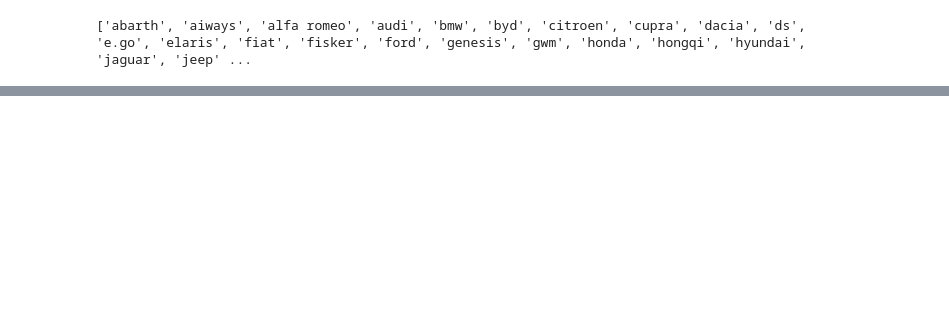
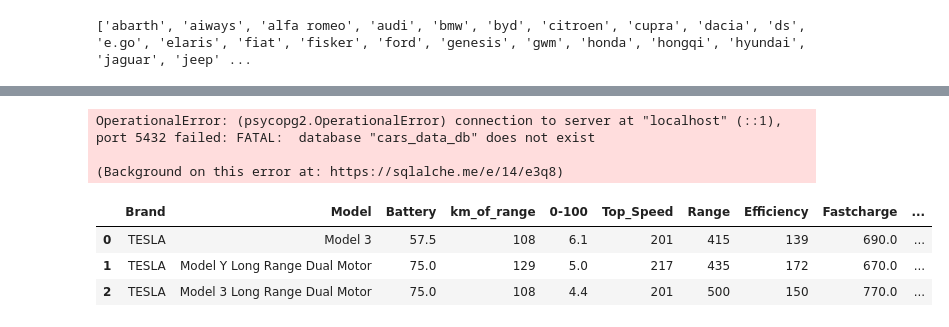
Before and after one commit to vanillatyy1/16_17_Electric_Vehicles, a Jupyter notebook: evdatabase_tocsv.ipynb, the cells around one changed output, grey strips where cells are left out. Saved outputs shown, nothing was run; the diff lists cells and outputs as text; code cells hidden in the pictures; blank space fills up the shorter version.

```diff
--- a/evdatabase_tocsv.ipynb
+++ b/evdatabase_tocsv.ipynb
@@ -214,0 +269,26 @@ print(brands_list)
+# %%
+#Execute the query
+data = []
+with engine.connect() as connection:
+    # Query all the data from the table
+    result = connection.execute(text('SELECT * FROM public.cars_data'))
+
+    # Fetch all rows
+    rows = result.fetchall()
+
+    # Print the rows
+    for row in rows:
+        data.append(row)
+        print(row)
+# %% [output]
+OperationalError: (psycopg2.OperationalError) connection to server at "localhost" (::1), port 5432 failed: FATAL:  database "cars_data_db" does not exist
+
+(Background on this error at: https://sqlalche.me/e/14/e3q8)
+# %%
+df1 = pd.DataFrame(data)
+df1.head(3)
+# %% [output]
+|  | Brand | Model | Battery | km_of_range | 0-100 | Top_Speed | Range | Efficiency | Fastcharge | ... |
+| 0 | TESLA | Model 3 | 57.5 | 108 | 6.1 | 201 | 415 | 139 | 690.0 | ... |
+| 1 | TESLA | Model Y Long Range Dual Motor | 75.0 | 129 | 5.0 | 217 | 435 | 172 | 670.0 | ... |
+| 2 | TESLA | Model 3 Long Range Dual Motor | 75.0 | 108 | 4.4 | 201 | 500 | 150 | 770.0 | ... |
```
Also changed, not shown: parts of 15 cells of this notebook, 7 other files.
